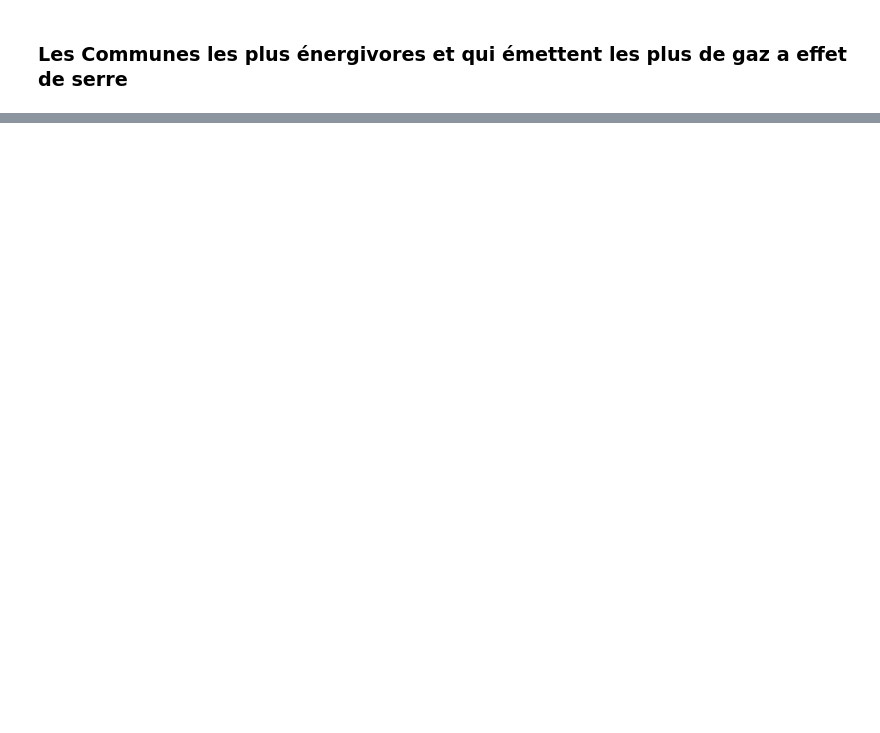
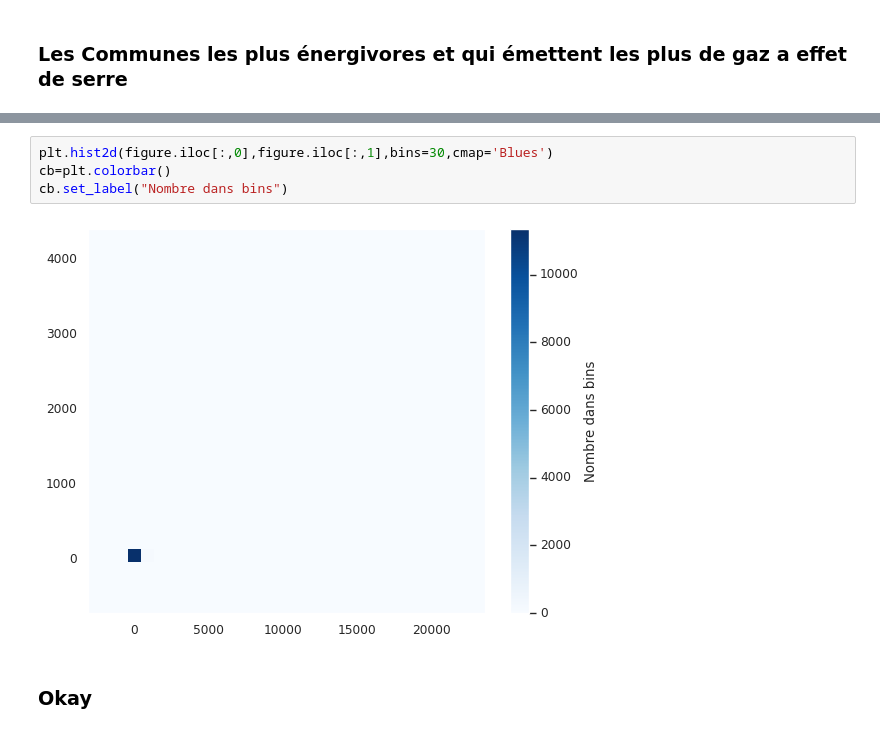
Before and after one commit to gabriel92320/data_science_project, a Jupyter notebook: Untitled.ipynb, the cells around one changed output, grey strips where cells are left out. Cells and saved outputs as stored; diff of their text form; blank space fills up the shorter version.

```diff
--- a/Untitled.ipynb
+++ b/Untitled.ipynb
@@ -163,0 +187,8 @@ KeyError: 'departement'
+# %%
+plt.hist2d(figure.iloc[:,0],figure.iloc[:,1],bins=30,cmap='Blues')
+cb=plt.colorbar()
+cb.set_label("Nombre dans bins")
+# %% [output]
+[figure, added]
+# %% [markdown]
+### Okay
```
Also changed, not shown: parts of 8 cells of this notebook.
